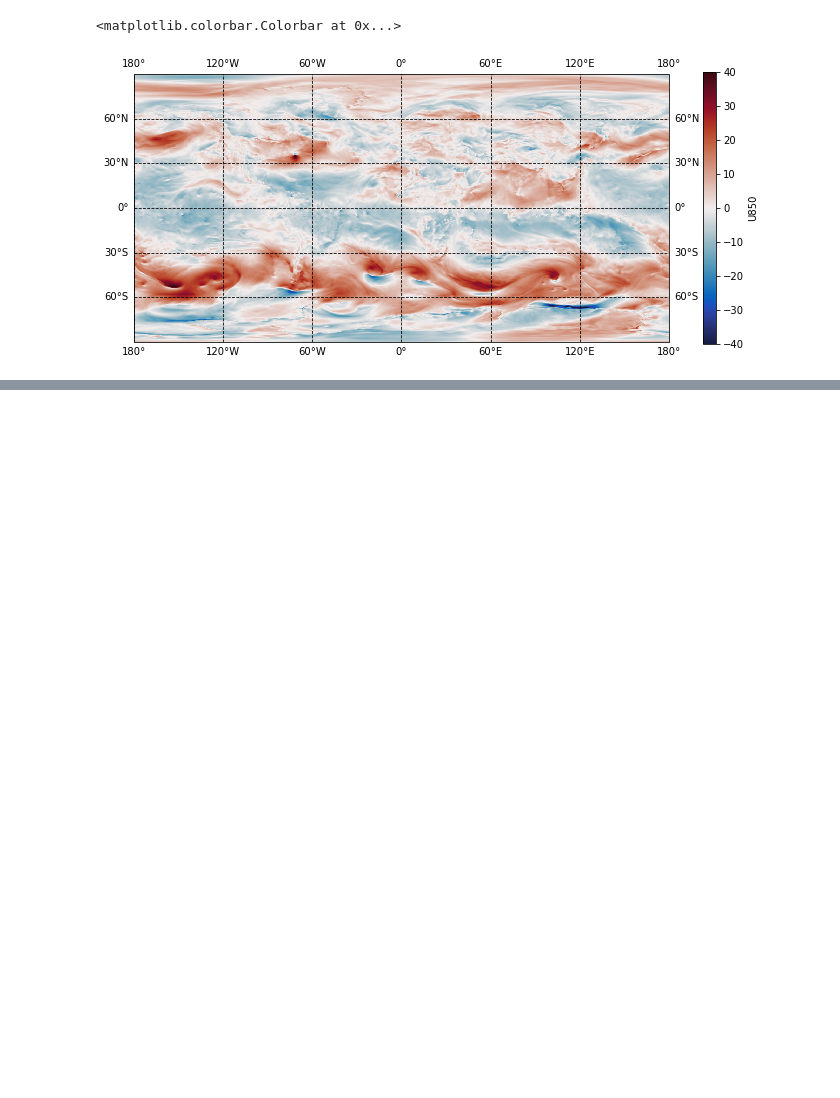
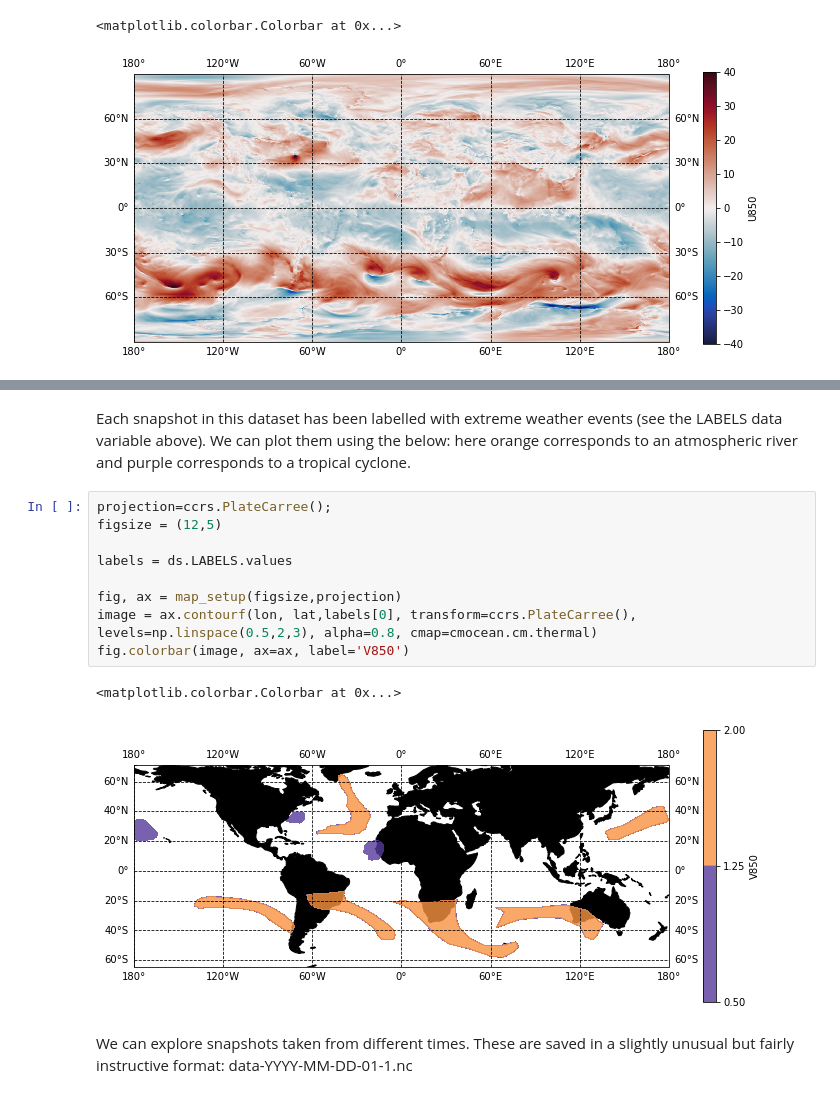
Before and after one commit to Ira-Shokar/CCFCS-Machine-Learning-Workshop, a Jupyter notebook: data_loading.ipynb, the cells around one changed output, grey strips where cells are left out. Saved outputs shown, nothing was run; the diff lists cells and outputs as text; blank space fills up the shorter version.

```diff
--- a/data_loading.ipynb
+++ b/data_loading.ipynb
@@ -100,0 +119,16 @@ We can see the distinctive strong westerly winds over the Southern ocean in the
+# %% [markdown]
+Each snapshot in this dataset has been labelled with extreme weather events (see the LABELS data variable above). We can plot them using the below: here orange corresponds to an atmospheric river and purple corresponds to a tropical cyclone.
+# %%
+projection=ccrs.PlateCarree();
+figsize = (12,5)
+
+labels = ds.LABELS.values
+
+fig, ax = map_setup(figsize,projection)
+image = ax.contourf(lon, lat,labels[0], transform=ccrs.PlateCarree(), levels=np.linspace(0.5,2,3), alpha=0.8, cmap=cmocean.cm.thermal)
+fig.colorbar(image, ax=ax, label='V850')
+# %% [output]
+<matplotlib.colorbar.Colorbar at 0x...>
+[figure, added]
+# %% [markdown]
+We can explore snapshots taken from different times. These are saved in a slightly unusual but fairly instructive format: data-YYYY-MM-DD-01-1.nc
```
Also changed, not shown: parts of 34 cells of this notebook.
